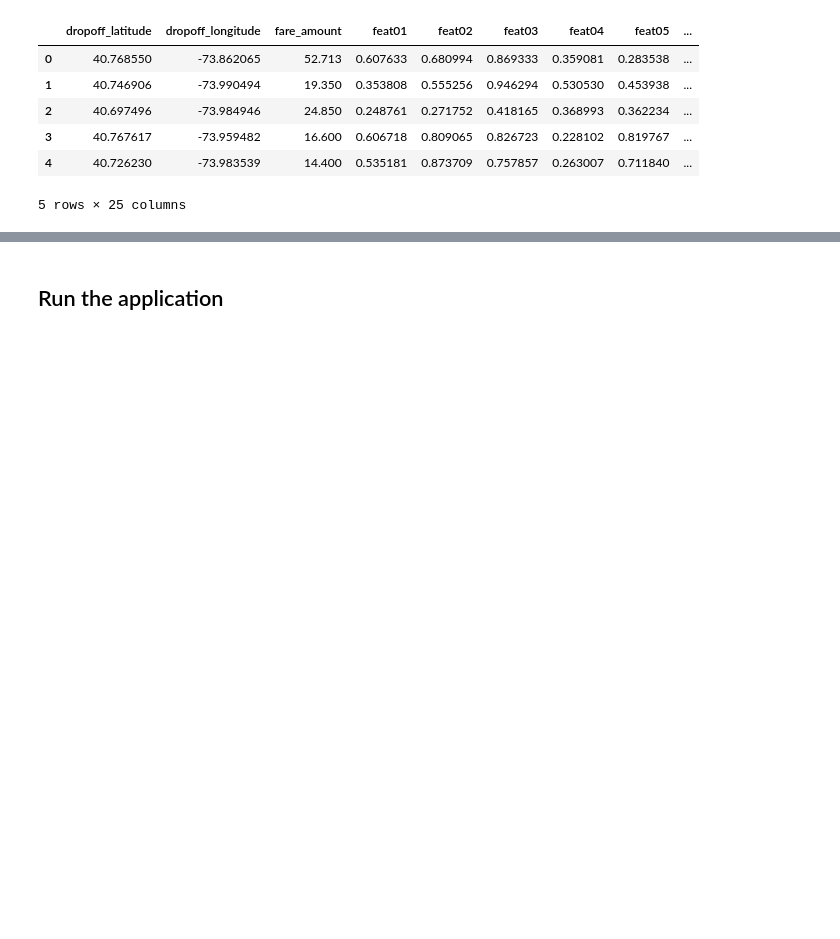
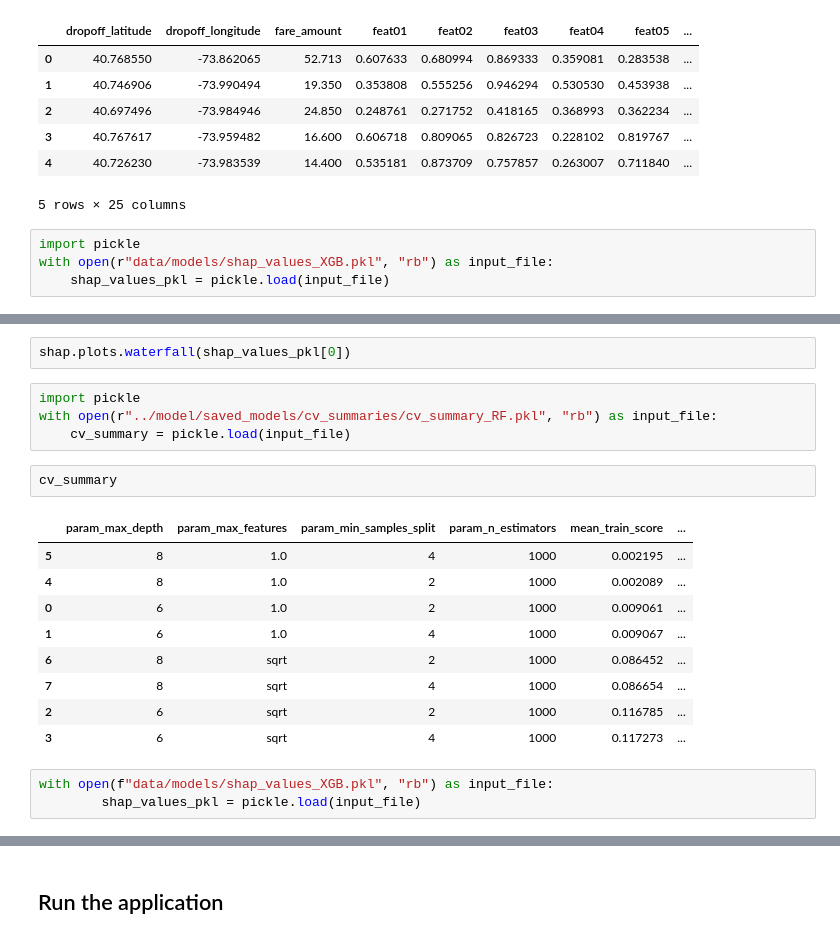
Before and after one commit to Ahmed-Haitham/Reproducible-Research-Project, a Jupyter notebook: app/test.ipynb, the cells around one changed output, grey strips where cells are left out. Drawn from its saved outputs; the diff is of its cells as text; blank space fills up the shorter version.

```diff
--- a/app/test.ipynb
+++ b/app/test.ipynb
@@ -62,3 +63,7 @@ df_clustered.head()
 | 3 | 40.767617 | -73.959482 | 16.600 | 0.606718 | 0.809065 | 0.826723 | 0.228102 | 0.819767 | ... |
 | 4 | 40.726230 | -73.983539 | 14.400 | 0.535181 | 0.873709 | 0.757857 | 0.263007 | 0.711840 | ... |
 5 rows × 25 columns
+# %%
+import pickle
+with open(r"data/models/shap_values_XGB.pkl", "rb") as input_file:
+    shap_values_pkl = pickle.load(input_file)
@@ -64,0 +77,21 @@ df_clustered.head()
+# %%
+shap.plots.waterfall(shap_values_pkl[0])
+# %%
+import pickle
+with open(r"../model/saved_models/cv_summaries/cv_summary_RF.pkl", "rb") as input_file:
+    cv_summary = pickle.load(input_file)
+# %%
+cv_summary
+# %% [output]
+|  | param_max_depth | param_max_features | param_min_samples_split | param_n_estimators | mean_train_score | ... |
+| 5 | 8 | 1.0 | 4 | 1000 | 0.002195 | ... |
+| 4 | 8 | 1.0 | 2 | 1000 | 0.002089 | ... |
+| 0 | 6 | 1.0 | 2 | 1000 | 0.009061 | ... |
+| 1 | 6 | 1.0 | 4 | 1000 | 0.009067 | ... |
+| 6 | 8 | sqrt | 2 | 1000 | 0.086452 | ... |
+| 7 | 8 | sqrt | 4 | 1000 | 0.086654 | ... |
+| 2 | 6 | sqrt | 2 | 1000 | 0.116785 | ... |
+| 3 | 6 | sqrt | 4 | 1000 | 0.117273 | ... |
+# %%
+with open(f"data/models/shap_values_XGB.pkl", "rb") as input_file:
+        shap_values_pkl = pickle.load(input_file)
```
Also changed, not shown: parts of 5 cells of this notebook, 10 other files.
